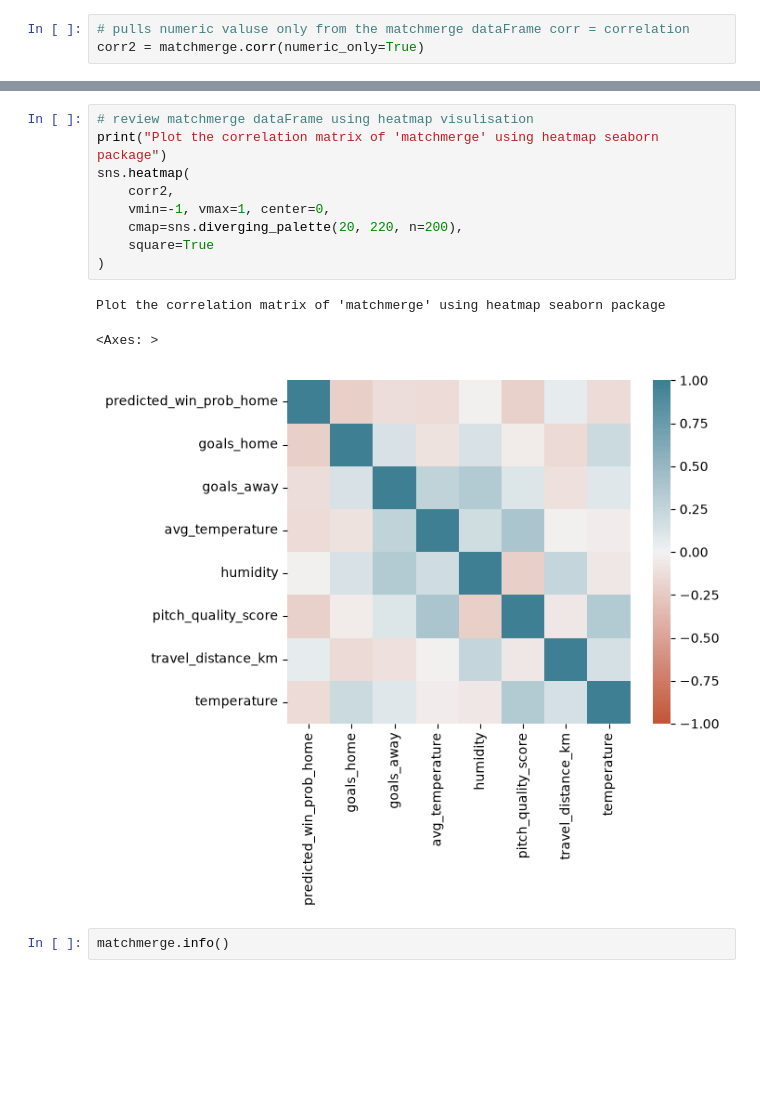
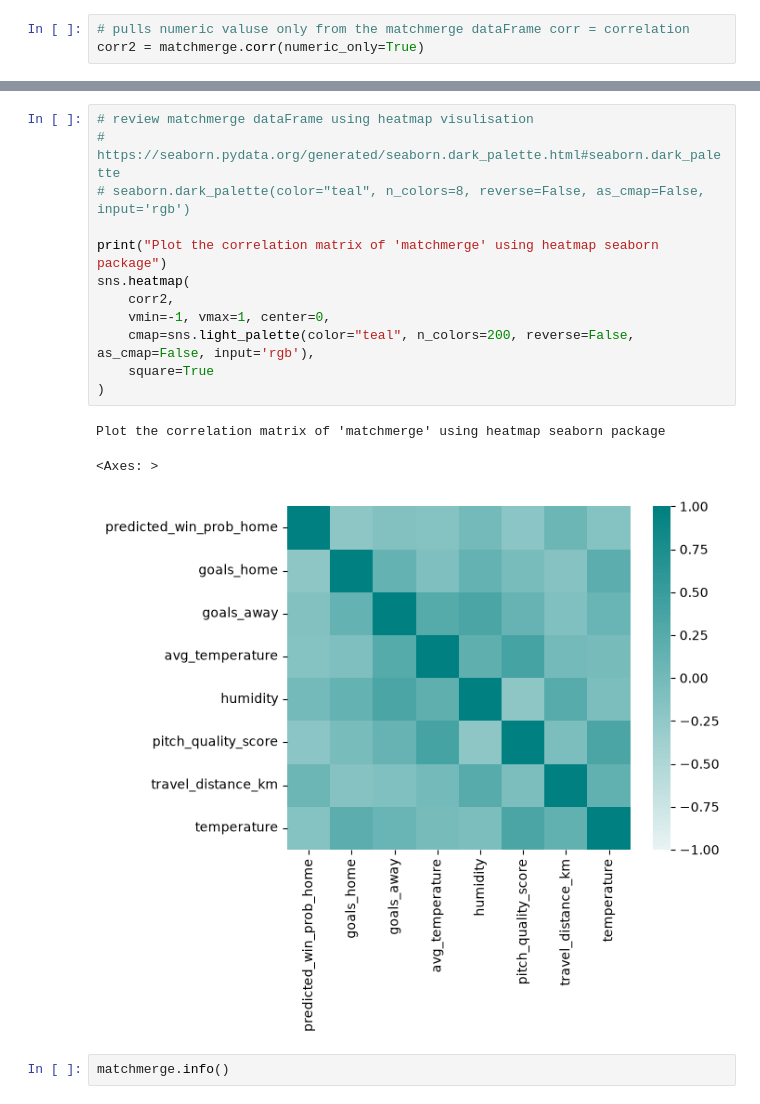
Before and after one commit to DanDooLoo/HIT140_Assessment-2_Group23, a Jupyter notebook: DGW_LinearRegMod_traveldistance.ipynb, the cells around one changed output, grey strips where cells are left out. Drawn from its saved outputs; the diff is of its cells as text; blank space fills up the shorter version.

```diff
--- a/DGW_LinearRegMod_traveldistance.ipynb
+++ b/DGW_LinearRegMod_traveldistance.ipynb
@@ -336,17 +337,20 @@ corr2
 | temperature | -0.142831 | 0.209188 | 0.090419 | -0.038909 | -0.063797 | 0.346745 | ... |
 # %%
 # review matchmerge dataFrame using heatmap visulisation
+# https://seaborn.pydata.org/generated/seaborn.dark_palette.html#seaborn.dark_palette
+# seaborn.dark_palette(color="teal", n_colors=8, reverse=False, as_cmap=False, input='rgb')
+
 print("Plot the correlation matrix of 'matchmerge' using heatmap seaborn package")
 sns.heatmap(
     corr2,
     vmin=-1, vmax=1, center=0,
-    cmap=sns.diverging_palette(20, 220, n=200),
+    cmap=sns.light_palette(color="teal", n_colors=200, reverse=False, as_cmap=False, input='rgb'),
     square=True
 )
 # %% [output]
 Plot the correlation matrix of 'matchmerge' using heatmap seaborn package
 <Axes: >
-[figure, old version]
+[figure, new version]
 # %%
 matchmerge.info()
 # %% [output]
```
Also changed, not shown: parts of 1 cell of this notebook, 1 other file.
